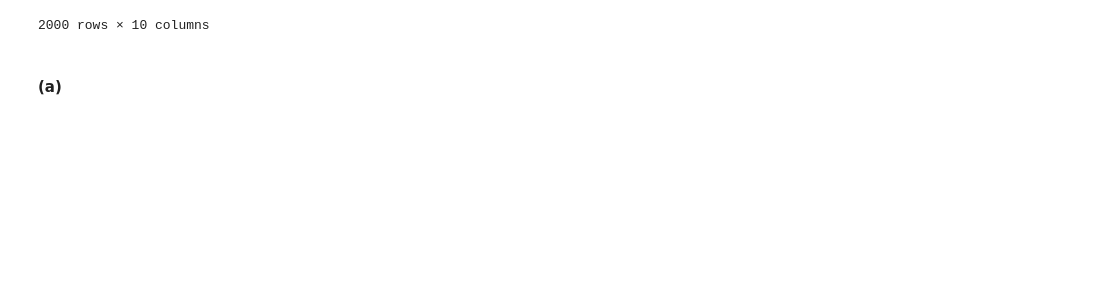
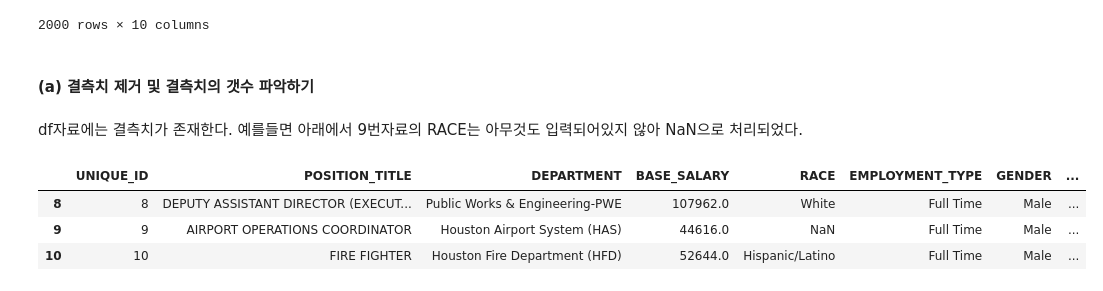
Before and after one commit to guebin/2021DV, a Jupyter notebook: _notebooks/2021-11-05-(A2) 데이터 시각화 중간고사 예상문제.ipynb, the cells around one changed output. Saved outputs shown, nothing was run; the diff lists cells and outputs as text; code cells hidden in the pictures; blank space fills up the shorter version.

```diff
--- a/_notebooks/Untitled.ipynb
+++ b/_notebooks/2021-11-05-(A2) 데이터 시각화 중간고사 예상문제.ipynb
@@ -134,5 +134,14 @@ df
 | 1998 | 1998 | POLICE OFFICER | Houston Police Department-HPD | 55461.0 | Asian/Pacific Islander | Full Time | Male | ... |
 | 1999 | 1999 | FIRE FIGHTER | Houston Fire Department (HFD) | 51194.0 | Hispanic/Latino | Full Time | Male | ... |
 2000 rows × 10 columns
-# %% [markdown]
-#### (a)
+# %% [markdown]
+#### (a) 결측치 제거 및 결측치의 갯수 파악하기
+# %% [markdown]
+df자료에는 결측치가 존재한다. 예를들면 아래에서 9번자료의 RACE는 아무것도 입력되어있지 않아 NaN으로 처리되었다.
+# %%
+df.iloc[8:11,:]
+# %% [output]
+|  | UNIQUE_ID | POSITION_TITLE | DEPARTMENT | BASE_SALARY | RACE | EMPLOYMENT_TYPE | GENDER | ... |
+| 8 | 8 | DEPUTY ASSISTANT DIRECTOR (EXECUT... | Public Works & Engineering-PWE | 107962.0 | White | Full Time | Male | ... |
+| 9 | 9 | AIRPORT OPERATIONS COORDINATOR | Houston Airport System (HAS) | 44616.0 | NaN | Full Time | Male | ... |
+| 10 | 10 | FIRE FIGHTER | Houston Fire Department (HFD) | 52644.0 | Hispanic/Latino | Full Time | Male | ... |
```
Also changed, not shown: parts of 5 cells of this notebook.
